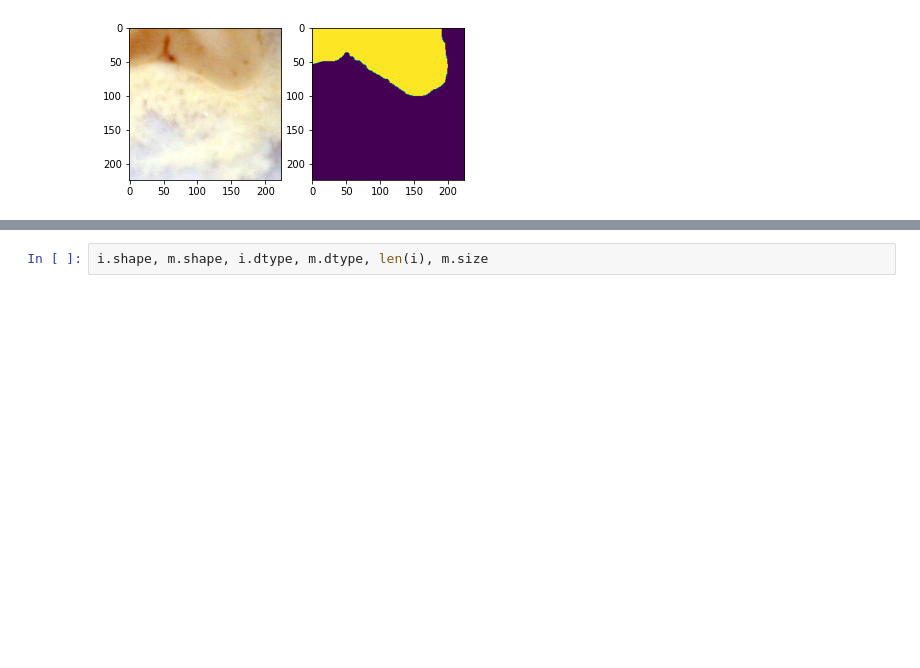
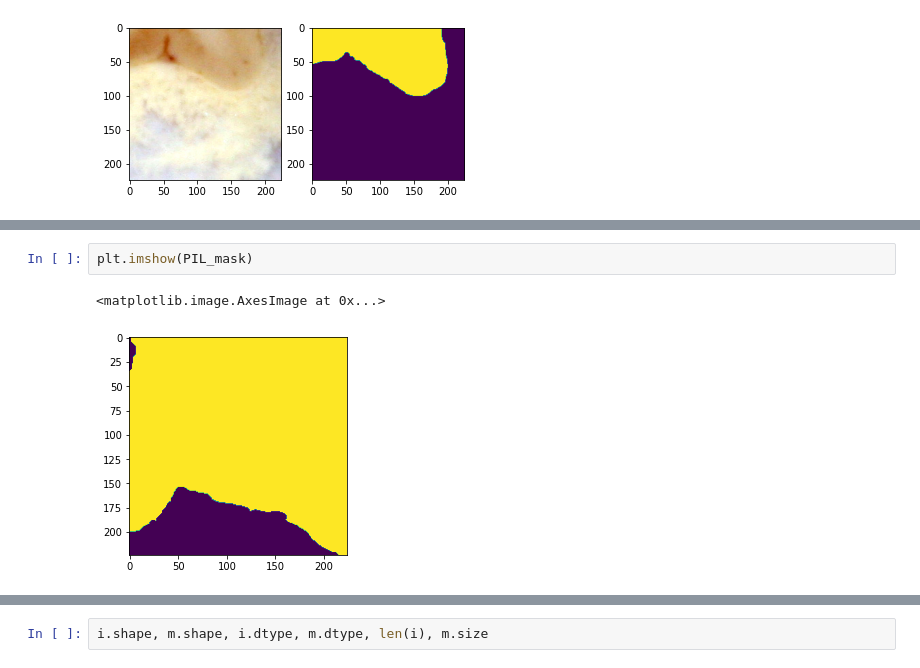
Before and after one commit to ranabanik/Blockface, a Jupyter notebook: Codes/EDAElementary.ipynb, the cells around one changed output, grey strips where cells are left out. Drawn from its saved outputs; the diff is of its cells as text; blank space fills up the shorter version.

```diff
--- a/Codes/EDAElementary.ipynb
+++ b/Codes/EDAElementary.ipynb
@@ -140,0 +270,5 @@ plt.show()
+# %%
+plt.imshow(PIL_mask)
+# %% [output]
+<matplotlib.image.AxesImage at 0x...>
+[figure, added]
```
Also changed, not shown: parts of 25 cells of this notebook.
